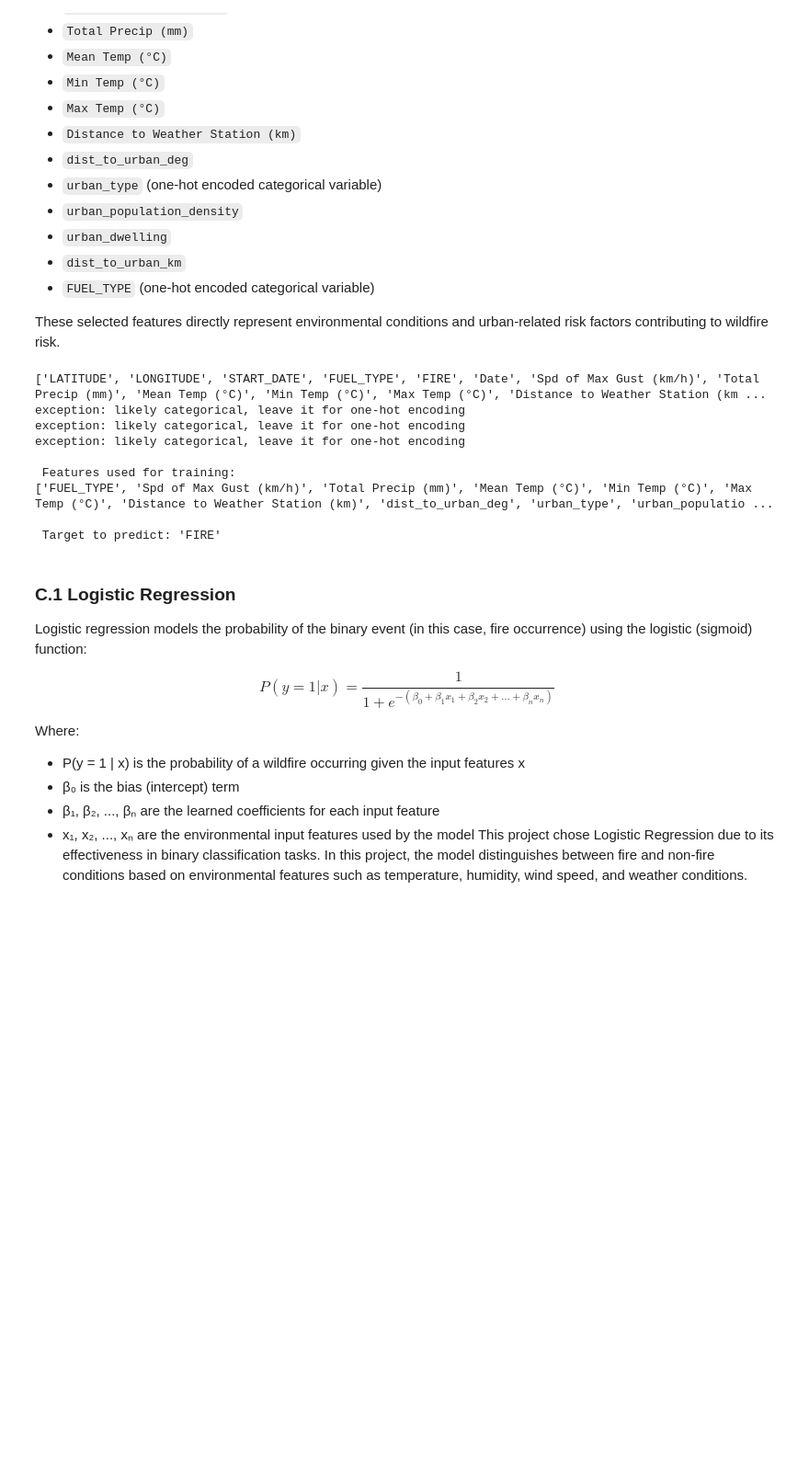
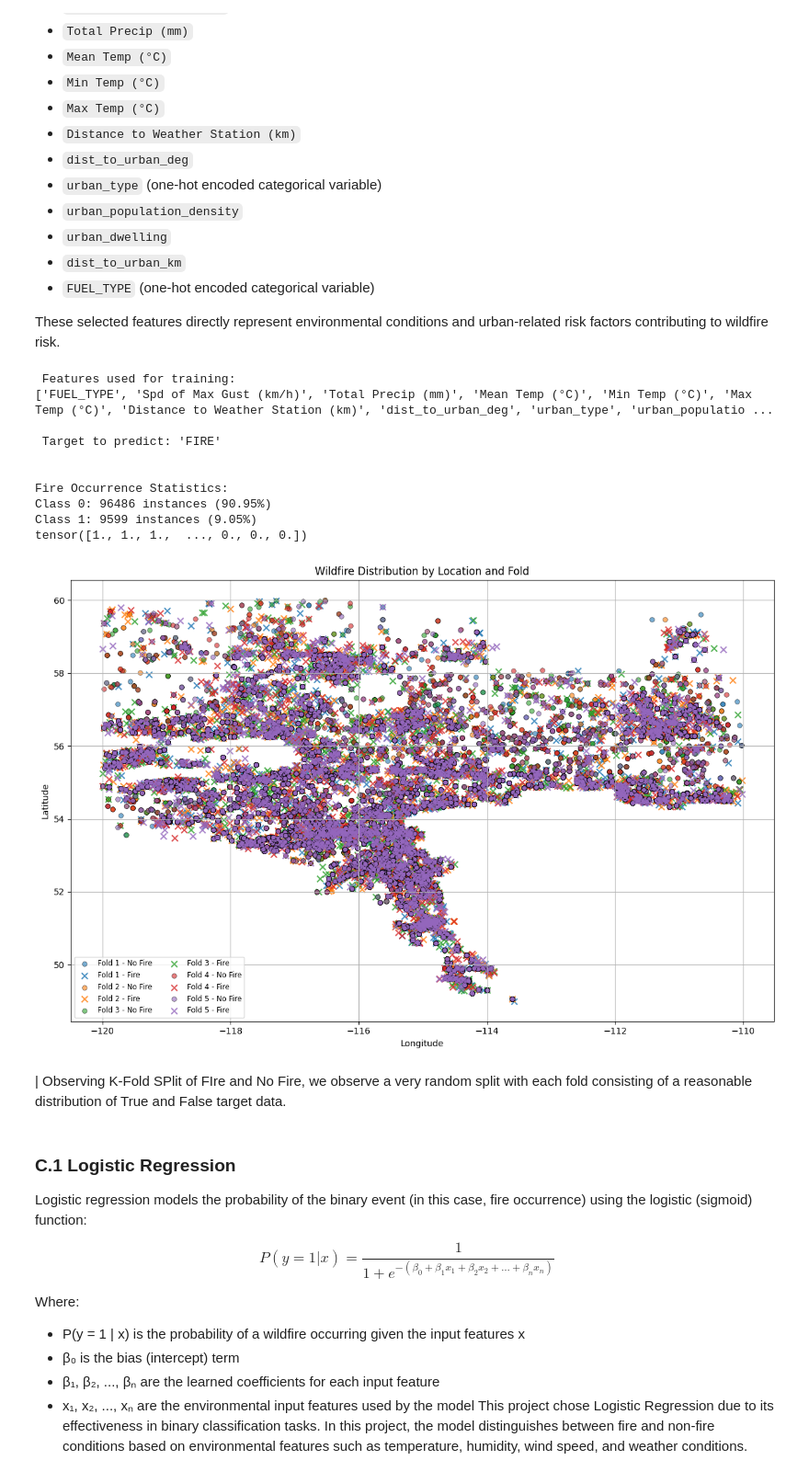
Before and after one commit to y344shi/WeatherTransformer, a Jupyter notebook: FCNN_model/training.ipynb, the cells around one changed output. Shown at 92% size. Drawn from its saved outputs; the diff is of its cells as text; code cells hidden in the pictures; blank space fills up the shorter version.

```diff
--- a/FCNN_model/training.ipynb
+++ b/FCNN_model/training.ipynb
@@ -46,7 +46,7 @@ However, after preprocessing, identification fields and non-relevant fields (`LA
 
 These selected features directly represent environmental conditions and urban-related risk factors contributing to wildfire risk.
 # %%
-FILE = "/mnt/d/446Project/WeatherTransformer/data_processing/generated_population_infused"
+FILE = "/mnt/d/446Project/WeatherTransformer/data_processing/Processed/generated_population_infused_large_2007_2024.csv"
 KFOLD = 5
 
 def load_training_data(file = FILE):
@@ -74,9 +74,9 @@ def load_training_data(file = FILE):
     label_counts = df["FIRE"].value_counts().sort_index()
     total = label_counts.sum()
     print("\nFire Occurrence Statistics:")
-    for label, count in label_counts.items():
+    for label_i, count in label_counts.items():
         percent = (count / total) * 100
-        print(f"Class {int(label)}: {count} instances ({percent:.2f}%)")
+        print(f"Class {int(label_i)}: {count} instances ({percent:.2f}%)")
 
     # One-hot encode remaining categorical columns (if any)
     features = pd.get_dummies(features)
@@ -129,38 +129,43 @@ def plot_fire_distribution_by_location(df, skf, lat_col='LATITUDE', lon_col='LON
                     linewidths=0.5,
                     s=30)
 
         # Fire
         fire = fold_df[fold_df[label_col] == 1]
         plt.scatter(fire[lon_col], fire[lat_col],
                     color=cmap(fold),
                     label=f'Fold {fold+1} - Fire',
                     alpha=0.8,
                     marker='x',
                     linewidths=1.5,
                     s=50)
 
     plt.title("Wildfire Distribution by Location and Fold")
     plt.xlabel("Longitude")
     plt.ylabel("Latitude")
     plt.grid(True)
     plt.legend(loc='best', fontsize='small', ncol=2)
     plt.tight_layout()
     plt.show()
 
 
 X, y, skf, df = load_training_data()
+print(y)
 device = torch.device("cuda" if torch.cuda.is_available() else "cpu")
 plot_fire_distribution_by_location(df, skf)
 # %% [output]
-['LATITUDE', 'LONGITUDE', 'START_DATE', 'FUEL_TYPE', 'FIRE', 'Date', 'Spd of Max Gust (km/h)', 'Total Precip (mm)', 'Mean Temp (°C)', 'Min Temp (°C)', 'Max Temp (°C)', 'Distance to Weather Station (km ...
-exception: likely categorical, leave it for one-hot encoding
-exception: likely categorical, leave it for one-hot encoding
-exception: likely categorical, leave it for one-hot encoding
-
  Features used for training:
 ['FUEL_TYPE', 'Spd of Max Gust (km/h)', 'Total Precip (mm)', 'Mean Temp (°C)', 'Min Temp (°C)', 'Max Temp (°C)', 'Distance to Weather Station (km)', 'dist_to_urban_deg', 'urban_type', 'urban_populatio ...
 
  Target to predict: 'FIRE'
+
+
+Fire Occurrence Statistics:
+Class 0: 96486 instances (90.95%)
+Class 1: 9599 instances (9.05%)
+tensor([1., 1., 1.,  ..., 0., 0., 0.])
+[figure, added]
+# %% [markdown]
+| Observing K-Fold SPlit of FIre and No Fire, we observe a very random split with each fold consisting of a reasonable distribution of True and False target data.
 # %% [markdown]
 ### C.1 Logistic Regression
 
```
Also changed, not shown: parts of 4 cells of this notebook, 1 other file.
